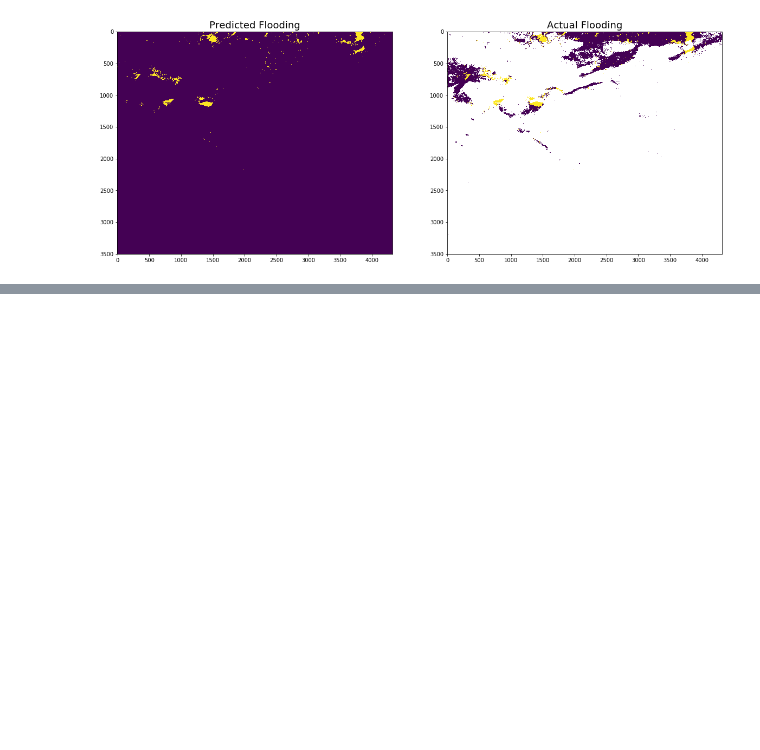
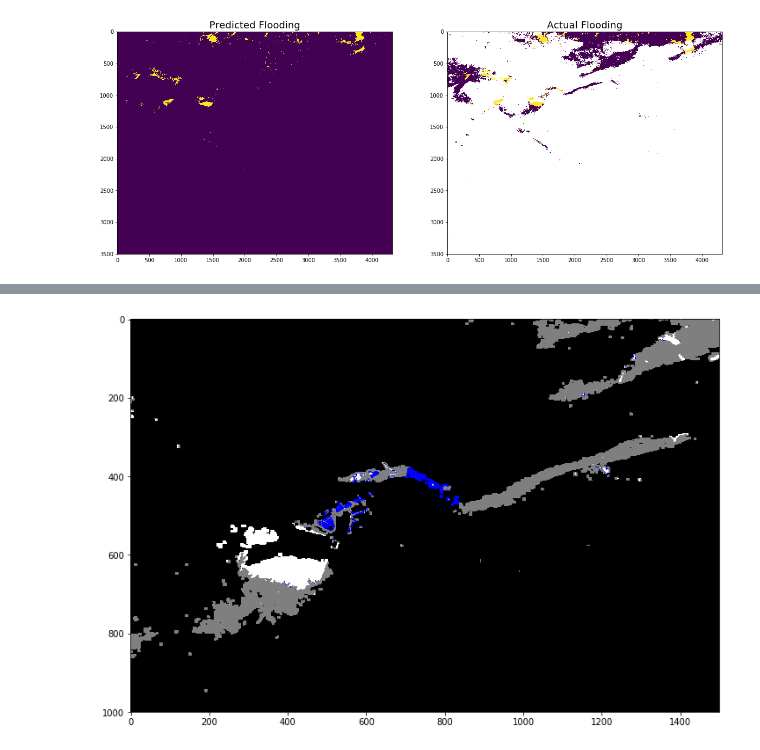
Before and after one commit to ianpdavies/cloudy_flood_prediction, a Jupyter notebook: notebooks/CNN_withSeparateCloudFiles.ipynb, the cells around one changed output, grey strips where cells are left out. Cells and saved outputs as stored; diff of their text form; code cells hidden in the pictures; blank space fills up the shorter version.

```diff
--- a/notebooks/CNN_withSeparateCloudFiles.ipynb
+++ b/notebooks/CNN_withSeparateCloudFiles.ipynb
@@ -563,0 +595,8 @@ CNN accuracy:  0.9849221368080793
+# %%
+# Zooming in on area of omission
+
+plt.figure(figsize = (12,12))
+plt.imshow(comparison_image[500:1500,1000:2500,:], interpolation='nearest')
+plt.show()
+# %% [output]
+[figure, added]
```
Also changed, not shown: parts of 3 cells of this notebook.
